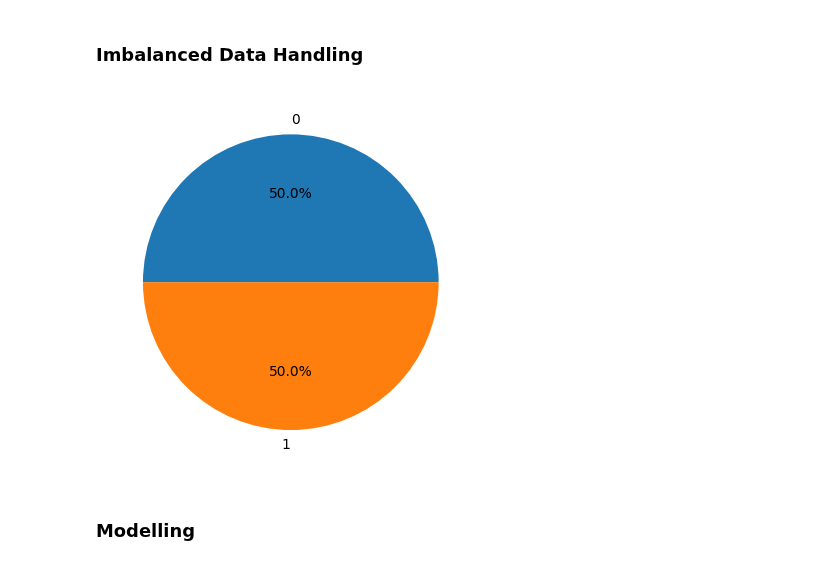
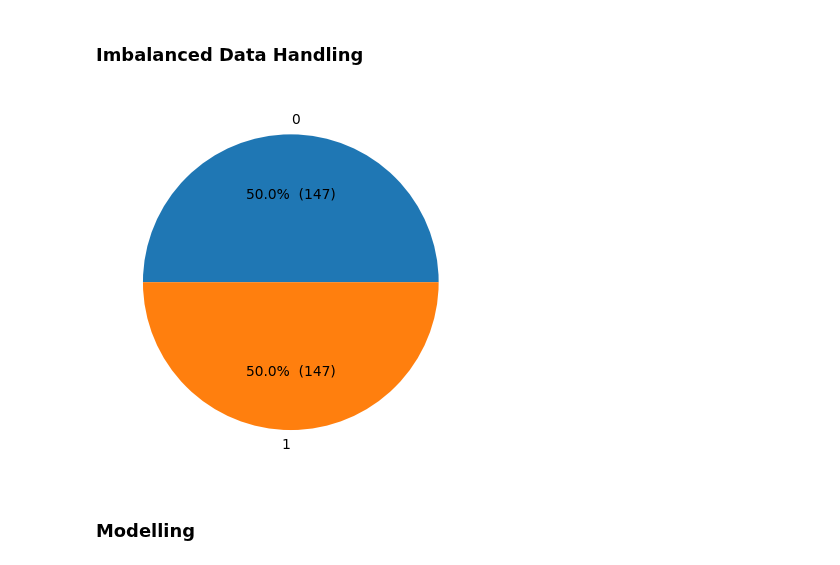
Before and after one commit to azaryasph/Improving-Employee-Retention-By-Predicting-Employee-Attrition-Using-Machine-Learning, a Jupyter notebook: notebook/predict_employee_attrition.ipynb, the cells around one changed output. Drawn from its saved outputs; the diff is of its cells as text; code cells hidden in the pictures.

```diff
--- a/notebook/predict_employee_attrition.ipynb
+++ b/notebook/predict_employee_attrition.ipynb
@@ -1254,39 +1219,24 @@ display(X_train_scaled.head(3))
 # %% [markdown]
 ### Imbalanced Data Handling
 # %%
-# # Import SMOTE
-# from imblearn.over_sampling import SMOTE
+# Initialize SMOTETomek
+stmk_hr = SMOTETomek(random_state=103)
 
-# # Initialize SMOTE
-# smote_hr = SMOTE(random_state=103)
+# resample the train data
+X_train_over, y_train_over = stmk_hr.fit_resample(X_train_noutliers, y_train)
 
-# # resample the train data
-# X_train_over, y_train_over = smote_hr.fit_resample(X_train_scaled, y_train)
+# Show the target after imbalanced handling
+count_target = y_train_over.Resign.value_counts()
+def custom_autopct(pct):
+    total = sum(count_target)
+    val = int(round(pct*total/100.0))
+    return '{p:.1f}%  ({v:d})'.format(p=pct,v=val)
 
-# # Show the target after imbalanced handling
-# count_target = y_train_over.Resign.value_counts()
-# plt.pie(
-#     count_target,
-#     labels=count_target.index,
-#     autopct='%1.1f%%'
-# )
-# plt.show()
+plt.pie(
+    count_target,
+    labels=count_target.index,
+    autopct=custom_autopct
+)
+plt.show()
+# %% [output]
+[figure, added]
-# %%
-from imblearn.combine import SMOTETomek
-
-# Initialize SMOTETomek
-stmk_hr = SMOTETomek(random_state=103)
-
-# resample the train data
-X_train_over, y_train_over = stmk_hr.fit_resample(X_train_noutliers, y_train)
-
-# Show the target after imbalanced handling
-count_target = y_train_over.Resign.value_counts()
-plt.pie(
-    count_target,
-    labels=count_target.index,
-    autopct='%1.1f%%'
-)
-plt.show()
-# %% [output]
-[figure, removed]
```
Also changed, not shown: parts of 39 cells of this notebook.
